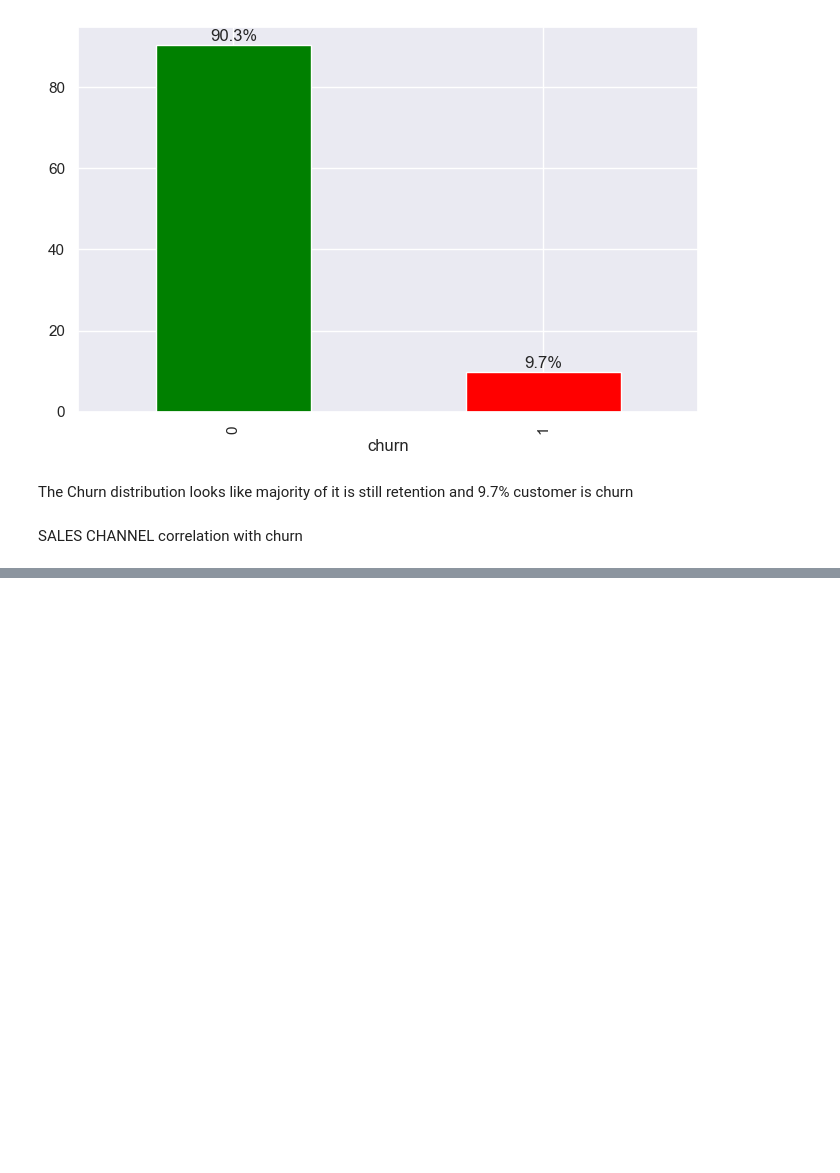
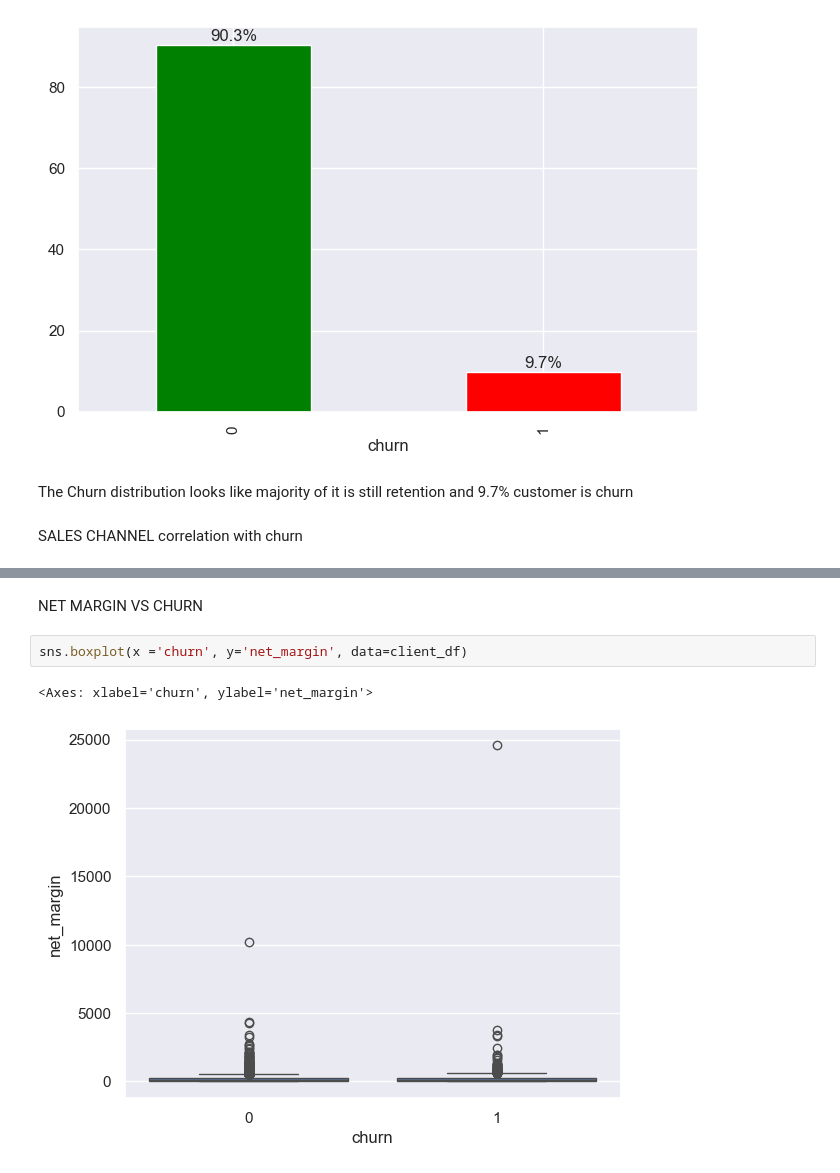
Before and after one commit to cjordan239/BCG_Data_science, a Jupyter notebook: main_task1.ipynb, the cells around one changed output, grey strips where cells are left out. Drawn from its saved outputs; the diff is of its cells as text; blank space fills up the shorter version.

```diff
--- a/main_task1.ipynb
+++ b/main_task1.ipynb
@@ -130,0 +163,7 @@ usilxuppasemubllopkaafesmlibmsdf  1237  138
+# %% [markdown]
+NET MARGIN VS CHURN
+# %%
+sns.boxplot(x ='churn', y='net_margin', data=client_df)
+# %% [output]
+<Axes: xlabel='churn', ylabel='net_margin'>
+[figure, added]
```
Also changed, not shown: parts of 13 cells of this notebook.
